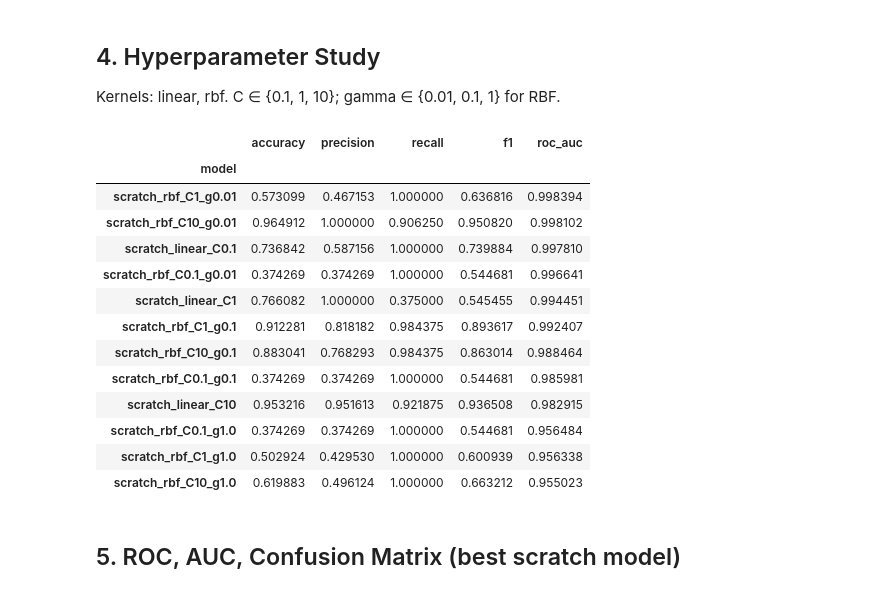
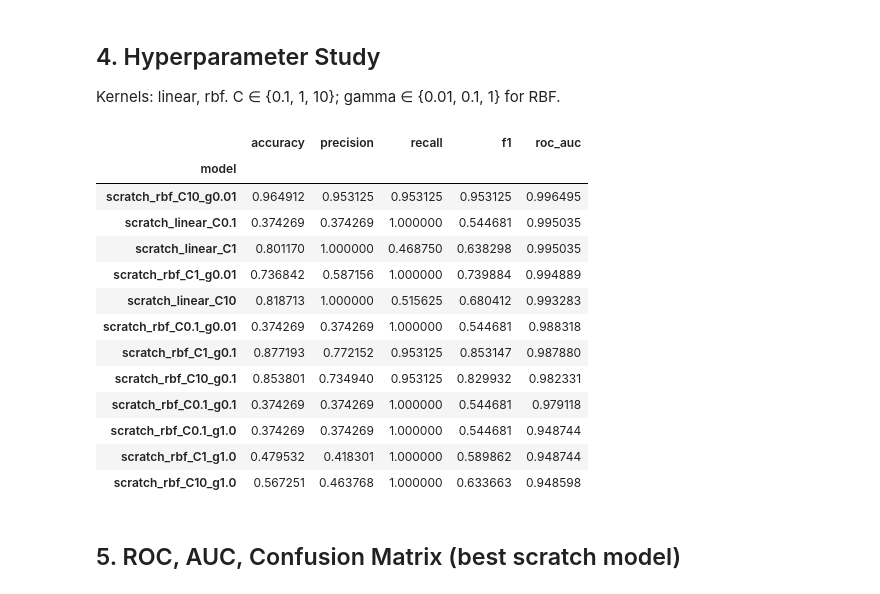
Before and after one commit to Zoohotion/7773-machine-learning-homework-repo, a Jupyter notebook: notebook/Homework02-Haochen_Zou.ipynb, the cells around one changed output. Drawn from its saved outputs; the diff is of its cells as text; code cells hidden in the pictures.

```diff
--- a/notebook/Homework02-Haochen_Zou.ipynb
+++ b/notebook/Homework02-Haochen_Zou.ipynb
@@ -453,8 +515,7 @@ X = df[feature_names].astype(float).values
 y = df['diagnosis'].values
 
 # Split 70/15/15 (first train/test 70/30, then split the 30 into val/test equally)
-X_train, X_temp, y_train, y_temp = train_test_split(X, y, test_size=0.30, stratify=y, random_state=42)
-X_val, X_test, y_val, y_test = train_test_split(X_temp, y_temp, test_size=0.50, stratify=y_temp, random_state=42)
+X_train, X_val, X_test, y_train, y_val, y_test = stratified_split_70_15_15(X, y, seed=42)
 
 # Standardize using train stats only
 mu = X_train.mean(axis=0)
@@ -774,7 +849,11 @@ X = df[feature_names].astype(float).values
 y = df['diagnosis'].values * 2 - 1  # use {-1, +1} for SVM
 
 # 70/30 split (no validation split mandated in Task 3)
-X_train, X_test, y_train, y_test = train_test_split(X, y, test_size=0.30, stratify=y, random_state=42)
+y01 = ((y + 1)//2).astype(int)
+X_train, X_test, y_train01, y_test01 = stratified_split_70_30(X, y01, seed=42)
+y_train = (y_train01 * 2 - 1).astype(int)
+y_test  = (y_test01  * 2 - 1).astype(int)
+
 
 # Standardize with train stats only
 mu = X_train.mean(axis=0); sigma = X_train.std(axis=0, ddof=0); sigma[sigma==0]=1.0
@@ -913,36 +996,40 @@ dtype: object
 ## 4. Hyperparameter Study
 Kernels: linear, rbf.  C ∈ {0.1, 1, 10}; gamma ∈ {0.01, 0.1, 1} for RBF.
 # %%
-
-results = []
+rows = []
+# Linear
 for C in [0.1, 1, 10]:
     m = SVMScratch(C=C, kernel='linear').fit(X_train_std, y_train)
-    scores = m.decision_function(X_test_std)
-    results.append(evaluate_scores(y_test, scores, label=f'scratch_linear_C{C}'))
+    s = m.decision_function(X_test_std)
+    mdict, _ = metrics_numpy(y_test01, s, thr=0.0)
+    rows.append({'model': f'scratch_linear_C{C}', **mdict})
 
+# RBF
 for C in [0.1, 1, 10]:
     for gamma in [0.01, 0.1, 1.0]:
         m = SVMScratch(C=C, kernel='rbf', gamma=gamma).fit(X_train_std, y_train)
-        scores = m.decision_function(X_test_std)
-        results.append(evaluate_scores(y_test, scores, label=f'scratch_rbf_C{C}_g{gamma}'))
+        s = m.decision_function(X_test_std)
+        mdict, _ = metrics_numpy(y_test01, s, thr=0.0)
+        rows.append({'model': f'scratch_rbf_C{C}_g{gamma}', **mdict})
 
-hp_table = pd.DataFrame(results).set_index('model').sort_values('roc_auc', ascending=False)
+import pandas as pd
+hp_table = pd.DataFrame(rows).set_index('model').sort_values('roc_auc', ascending=False)
 hp_table
 # %% [output]
 |  | accuracy | precision | recall | f1 | roc_auc |
 | model |  |  |  |  |  |
-| scratch_rbf_C1_g0.01 | 0.573099 | 0.467153 | 1.000000 | 0.636816 | 0.998394 |
-| scratch_rbf_C10_g0.01 | 0.964912 | 1.000000 | 0.906250 | 0.950820 | 0.998102 |
-| scratch_linear_C0.1 | 0.736842 | 0.587156 | 1.000000 | 0.739884 | 0.997810 |
-| scratch_rbf_C0.1_g0.01 | 0.374269 | 0.374269 | 1.000000 | 0.544681 | 0.996641 |
-| scratch_linear_C1 | 0.766082 | 1.000000 | 0.375000 | 0.545455 | 0.994451 |
-| scratch_rbf_C1_g0.1 | 0.912281 | 0.818182 | 0.984375 | 0.893617 | 0.992407 |
-| scratch_rbf_C10_g0.1 | 0.883041 | 0.768293 | 0.984375 | 0.863014 | 0.988464 |
-| scratch_rbf_C0.1_g0.1 | 0.374269 | 0.374269 | 1.000000 | 0.544681 | 0.985981 |
-| scratch_linear_C10 | 0.953216 | 0.951613 | 0.921875 | 0.936508 | 0.982915 |
-| scratch_rbf_C0.1_g1.0 | 0.374269 | 0.374269 | 1.000000 | 0.544681 | 0.956484 |
-| scratch_rbf_C1_g1.0 | 0.502924 | 0.429530 | 1.000000 | 0.600939 | 0.956338 |
-| scratch_rbf_C10_g1.0 | 0.619883 | 0.496124 | 1.000000 | 0.663212 | 0.955023 |
+| scratch_rbf_C10_g0.01 | 0.964912 | 0.953125 | 0.953125 | 0.953125 | 0.996495 |
+| scratch_linear_C0.1 | 0.374269 | 0.374269 | 1.000000 | 0.544681 | 0.995035 |
+| scratch_linear_C1 | 0.801170 | 1.000000 | 0.468750 | 0.638298 | 0.995035 |
+| scratch_rbf_C1_g0.01 | 0.736842 | 0.587156 | 1.000000 | 0.739884 | 0.994889 |
+| scratch_linear_C10 | 0.818713 | 1.000000 | 0.515625 | 0.680412 | 0.993283 |
+| scratch_rbf_C0.1_g0.01 | 0.374269 | 0.374269 | 1.000000 | 0.544681 | 0.988318 |
+| scratch_rbf_C1_g0.1 | 0.877193 | 0.772152 | 0.953125 | 0.853147 | 0.987880 |
+| scratch_rbf_C10_g0.1 | 0.853801 | 0.734940 | 0.953125 | 0.829932 | 0.982331 |
+| scratch_rbf_C0.1_g0.1 | 0.374269 | 0.374269 | 1.000000 | 0.544681 | 0.979118 |
+| scratch_rbf_C0.1_g1.0 | 0.374269 | 0.374269 | 1.000000 | 0.544681 | 0.948744 |
+| scratch_rbf_C1_g1.0 | 0.479532 | 0.418301 | 1.000000 | 0.589862 | 0.948744 |
+| scratch_rbf_C10_g1.0 | 0.567251 | 0.463768 | 1.000000 | 0.633663 | 0.948598 |
 # %% [markdown]
 
 ## 5. ROC, AUC, Confusion Matrix (best scratch model)
```
Also changed, not shown: parts of 14 cells of this notebook.
